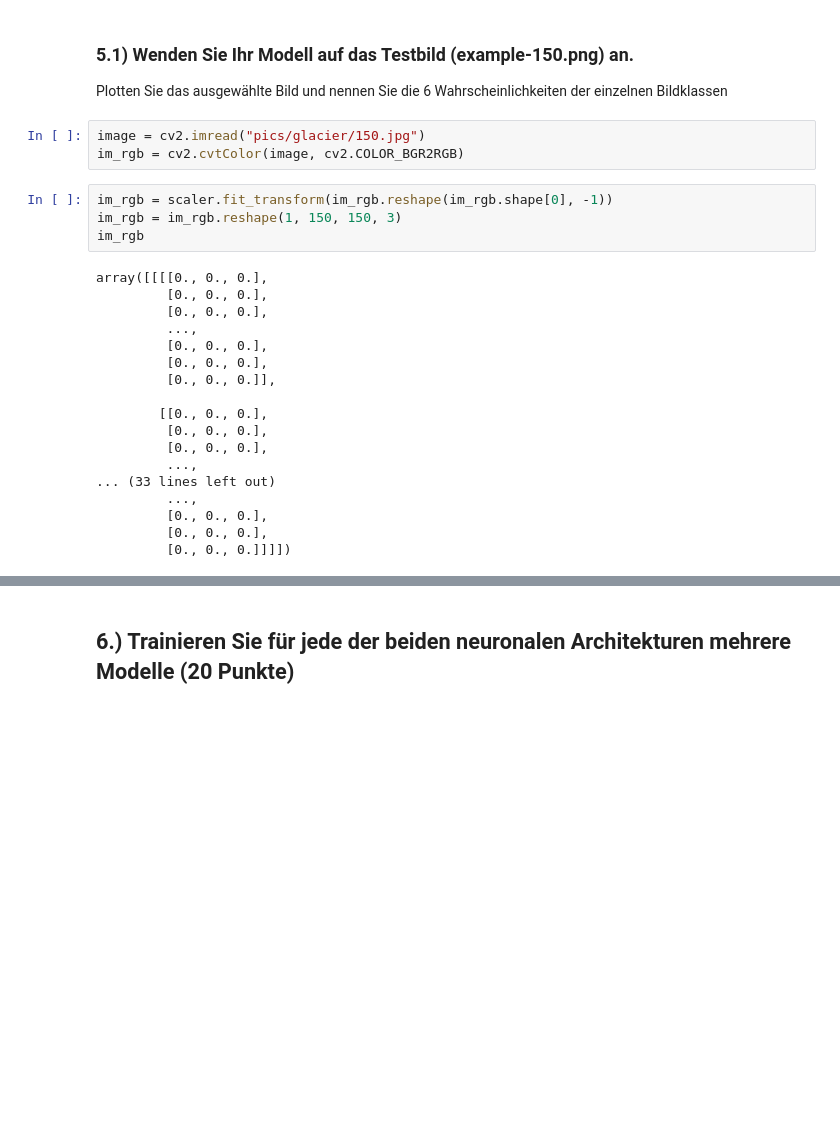
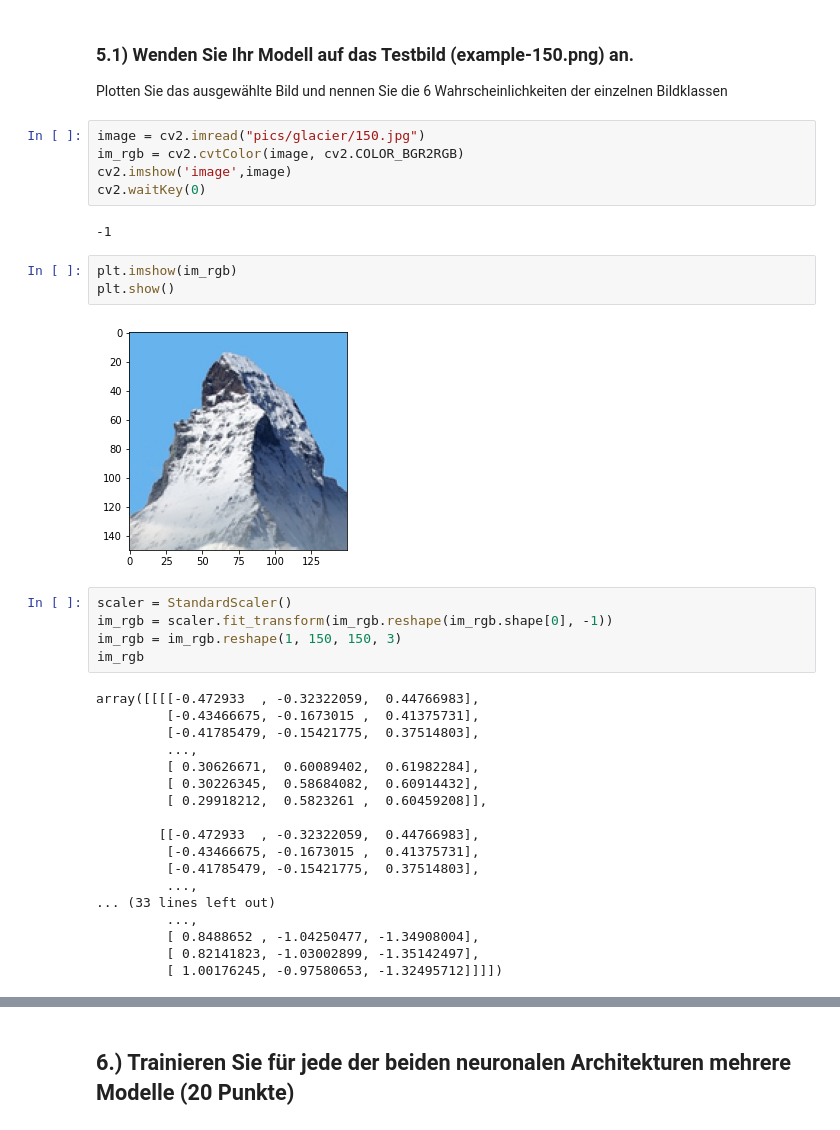
Before and after one commit to timosch11/intel-image-classification, a Jupyter notebook: prorammentwurf.ipynb, the cells around one changed output, grey strips where cells are left out. Drawn from its saved outputs; the diff is of its cells as text; blank space fills up the shorter version.

```diff
--- a/prorammentwurf.ipynb
+++ b/prorammentwurf.ipynb
@@ -757,26 +792,36 @@ Plotten Sie das ausgewählte Bild und nennen Sie die 6 Wahrscheinlichkeiten der
 # %%
 image = cv2.imread("pics/glacier/150.jpg")
 im_rgb = cv2.cvtColor(image, cv2.COLOR_BGR2RGB)
+cv2.imshow('image',image)
+cv2.waitKey(0)
+# %% [output]
+-1
+# %%
+plt.imshow(im_rgb)
+plt.show()
+# %% [output]
+[figure, added]
 # %%
+scaler = StandardScaler()
 im_rgb = scaler.fit_transform(im_rgb.reshape(im_rgb.shape[0], -1))
 im_rgb = im_rgb.reshape(1, 150, 150, 3)
 im_rgb
 # %% [output]
-array([[[[0., 0., 0.],
-         [0., 0., 0.],
-         [0., 0., 0.],
+array([[[[-0.472933  , -0.32322059,  0.44766983],
+         [-0.43466675, -0.1673015 ,  0.41375731],
+         [-0.41785479, -0.15421775,  0.37514803],
          ...,
-         [0., 0., 0.],
-         [0., 0., 0.],
-         [0., 0., 0.]],
+         [ 0.30626671,  0.60089402,  0.61982284],
+         [ 0.30226345,  0.58684082,  0.60914432],
+         [ 0.29918212,  0.5823261 ,  0.60459208]],
 
-        [[0., 0., 0.],
-         [0., 0., 0.],
-         [0., 0., 0.],
+        [[-0.472933  , -0.32322059,  0.44766983],
+         [-0.43466675, -0.1673015 ,  0.41375731],
+         [-0.41785479, -0.15421775,  0.37514803],
          ...,
 ... (33 lines left out)
          ...,
-         [0., 0., 0.],
-         [0., 0., 0.],
-         [0., 0., 0.]]]])
+         [ 0.8488652 , -1.04250477, -1.34908004],
+         [ 0.82141823, -1.03002899, -1.35142497],
+         [ 1.00176245, -0.97580653, -1.32495712]]]])
 # %%
```
Also changed, not shown: parts of 52 cells of this notebook, 2 other files.
